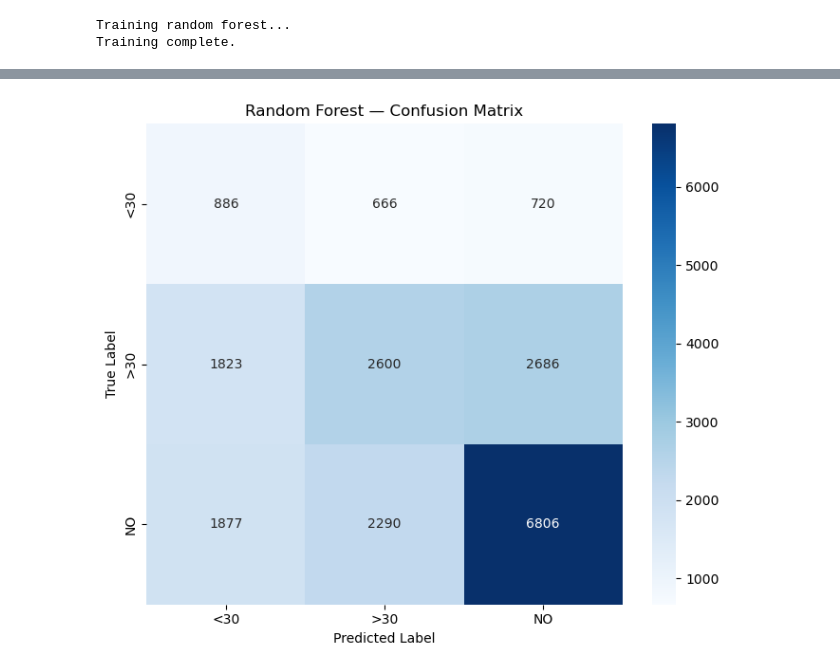
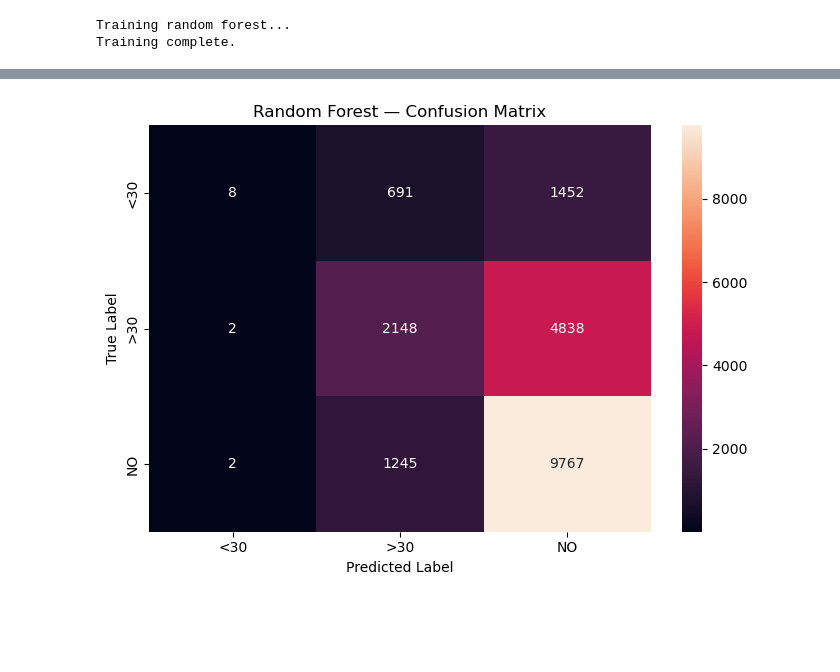
Before and after one commit to AnshulRaghu/ehr-uncertainty, a Jupyter notebook: notebooks/02_baseline_model.ipynb, the cells around one changed output, grey strips where cells are left out. Saved outputs shown, nothing was run; the diff lists cells and outputs as text; code cells hidden in the pictures; blank space fills up the shorter version.

```diff
--- a/notebooks/02_baseline_model.ipynb
+++ b/notebooks/02_baseline_model.ipynb
@@ -51,8 +58,10 @@ from sklearn.metrics import (
     confusion_matrix,
     f1_score,
     log_loss,
+    brier_score_loss,
+    roc_auc_score,
 )
-from sklearn.model_selection import train_test_split
+from sklearn.model_selection import GroupShuffleSplit
 from sklearn.pipeline import Pipeline
 from sklearn.preprocessing import OneHotEncoder, StandardScaler
 from sklearn.ensemble import RandomForestClassifier
@@ -62,6 +71,8 @@ warnings.filterwarnings("ignore")
 pd.set_option("display.max_columns", None)
 pd.set_option("display.max_rows", 100)
 
+RANDOM_STATE = 42
+
 print("Libraries imported successfully.")
 # %% [output]
 Libraries imported successfully.
@@ -158,22 +217,26 @@ pipeline before introducing controlled missingness and uncertainty estimation.
 # %%
 TARGET = "readmitted"
 
-# Identifiers should not be treated as meaningful clinical predictors.
 IDENTIFIER_COLUMNS = [
     "encounter_id",
     "patient_nbr",
 ]
 
-X = df.drop(columns=[TARGET] + IDENTIFIER_COLUMNS, errors="ignore")
-y = df[TARGET].copy()
+# Model features: remove target and identifiers
+X = df_raw.drop(
+    columns=[TARGET] + IDENTIFIER_COLUMNS
+).copy()
 
-print("Target:", TARGET)
+# Target
+y = df_raw[TARGET].copy()
 
-print("\nRemoved identifier columns:")
-for column in IDENTIFIER_COLUMNS:
-    if column in df.columns:
-        print(f"  - {column}")
+# Keep patient ID separately for group-based splitting
+groups = df_raw["patient_nbr"].copy()
 
-print(f"\nPredictor shape: {X.shape}")
-print(f"Target shape:    {y.shape}")
+print("X shape:", X.shape)
+print("y shape:", y.shape)
+print("groups shape:", groups.shape)
+
+print("\nPatient IDs:", groups.nunique())
+print("Target classes:", y.unique())
 # %% [output]
@@ -452,11 +625,9 @@ random_forest_model = Pipeline(
             "classifier",
             RandomForestClassifier(
                 n_estimators=200,
-                max_depth=20,
-                min_samples_leaf=2,
-                class_weight="balanced",
-                random_state=42,
-                n_jobs=-1
+                random_state=RANDOM_STATE,
+                n_jobs=-1,
+                class_weight="balanced"
             ),
         ),
     ]
@@ -529,28 +706,27 @@ weighted avg     0.5443    0.5056    0.5186     20354
 # %%
-cm_rf = confusion_matrix(
+rf_cm = confusion_matrix(
     y_test,
     y_pred_rf,
     labels=random_forest_model.classes_
 )
 
-plt.figure(figsize=(7, 6))
+plt.figure(figsize=(7, 5))
 
 sns.heatmap(
-    cm_rf,
+    rf_cm,
     annot=True,
     fmt="d",
-    cmap="Blues",
     xticklabels=random_forest_model.classes_,
     yticklabels=random_forest_model.classes_
 )
 
 plt.xlabel("Predicted Label")
 plt.ylabel("True Label")
 plt.title("Random Forest — Confusion Matrix")
 plt.tight_layout()
 plt.show()
 # %% [output]
-[figure, old version]
+[figure, new version]
 # %%
 results = pd.DataFrame(
     {
```
Also changed, not shown: parts of 59 cells of this notebook, 2 other files.
